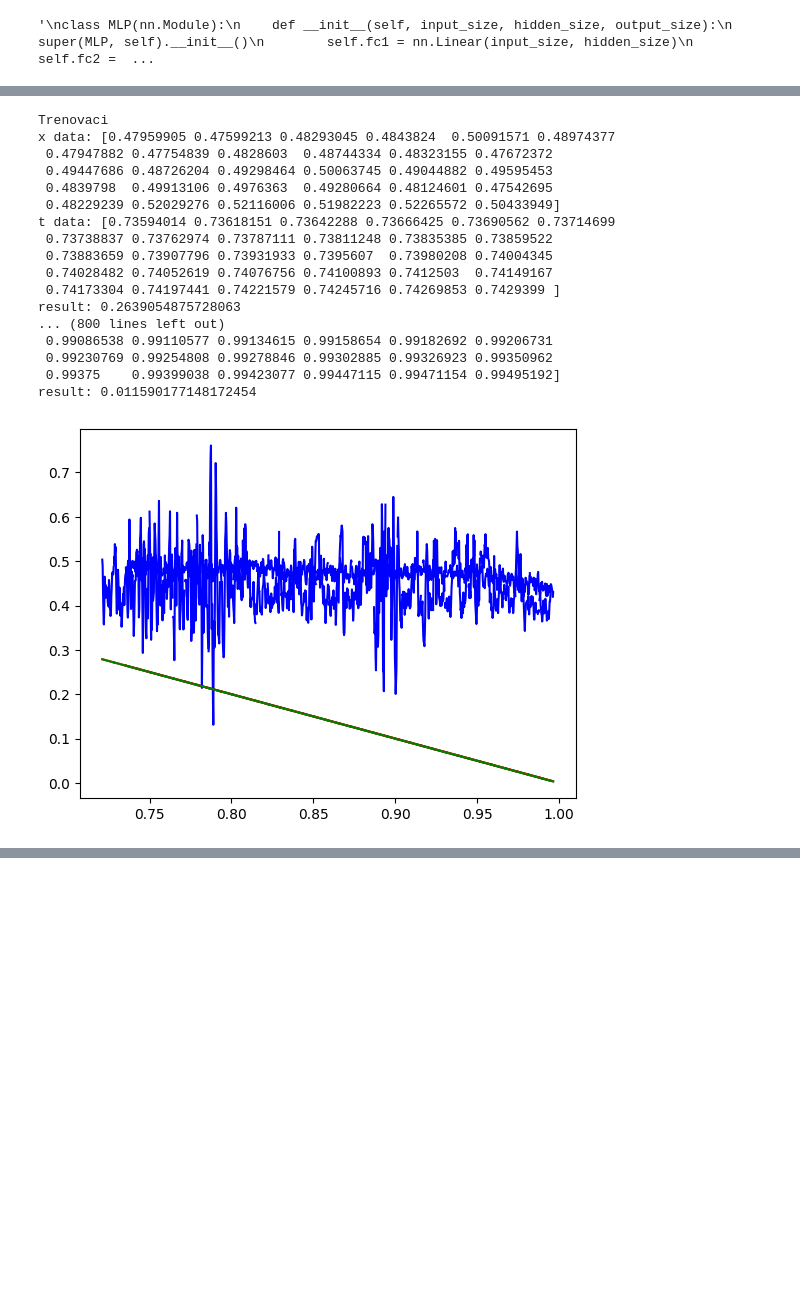
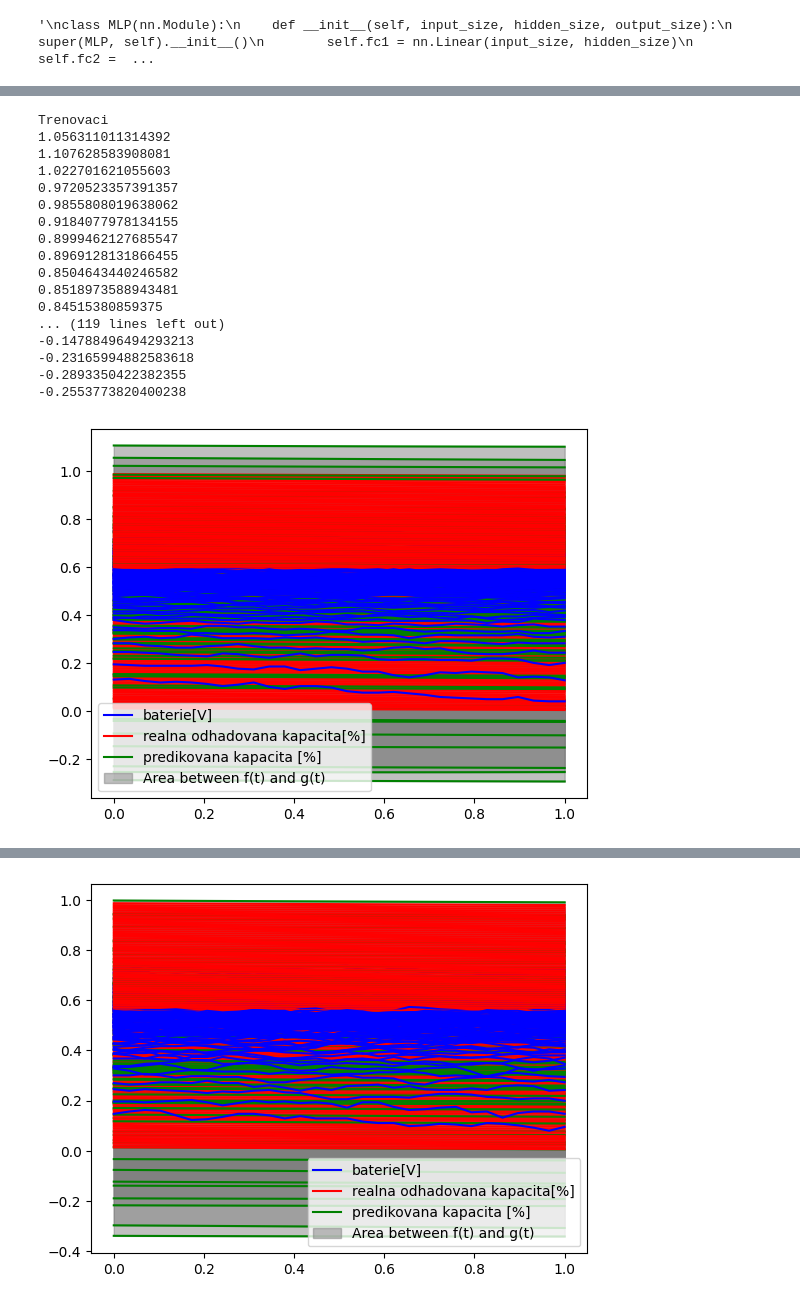
Before and after one commit to martin3698753/cflie, a Jupyter notebook: mpl_pytorch.ipynb, the cells around one changed output, grey strips where cells are left out. Drawn from its saved outputs; the diff is of its cells as text; code cells hidden in the pictures; blank space fills up the shorter version.

```diff
--- a/mpl_pytorch.ipynb
+++ b/mpl_pytorch.ipynb
@@ -2,10 +2,10 @@
 # Hyperparameters
 seq_length = 30 #window
 batch_size = 16
-hidden_size = 4  # Number of neurons in the hidden layers
+hidden_size = 3  # Number of neurons in the hidden layers
 num_layers = 1  # Number of hidden layers
 learning_rate = 0.0001
-num_epochs = 100
+num_epochs = 200
 starting_point =  50 #cutoff first 50 points
 # %%
 import torch
@@ -67,23 +76,18 @@ def prep_data(data, seq_length, step=1):
     xs, ys = [], []
     for i in range(starting_point, len(input_data) - seq_length, step):
         x = input_data[i:i + seq_length]
-        t = time_data[i:i + seq_length]
         y = output_data[i:i + seq_length]
+        #t = time_data[i:i + seq_length]
+        t = np.linspace(0, 1, seq_length)
 
         slope2, slope, intercept = np.polyfit(t, x, 2)
         mean = np.mean(x)
         std = np.std(x)
-        #slope = slope*10**5 #Scaling, because some numbers were to small. So now it has somewhat similar range.
-        #slope2 = slope2*10**8
-        #std = std*10**1
         xs.append((slope2, slope, intercept, mean, std))
 
         slope2, slope, intercept = np.polyfit(t, y, 2)
         mean = np.mean(y)
         std = np.std(y)
-        #slope = slope*10**5
-        #slope2 = slope2*10**8
-        #std = std*10**1
         ys.append((slope2, slope, intercept, mean, std))
 
     xs = np.array(xs)
@@ -184,61 +199,62 @@ def eval(data):
 
         input_data = data[0]
         output_data = data[1]
-        time_data = data[2]
-        for i in range(3000, len(input_data) - seq_length, seq_length):
+        #time_data = data[2]
+        #time_data = t = np.linspace(0, len(data[1])/seq_length, len(data[1]))
+        for i in range(starting_point, len(input_data) - seq_length, seq_length):
             x = input_data[i:i + seq_length]
-            t = time_data[i:i + seq_length]
+            #t = time_data[i:i + seq_length]
+            t = np.linspace(0, 1, seq_length)
             y = output_data[i:i + seq_length]
-            print(f"x data: {x}")
-            print(f"t data: {t}")
+            #print(f"x data: {x}")
+            #print(f"t data: {t}")
 
             slope2, slope, intercept = np.polyfit(t, x, 2)
             mean = np.mean(x)
             std = np.std(x)
             #slope = slope*10**(5)
             #slope2 = slope2*10**(8)
             #std = std*10**(1)
             X = torch.tensor((slope2, slope, intercept, mean, std), dtype=torch.float32)
             #print(f"X = {X}")
             pred = model(X).numpy()
             #reg = 10**(-8)*pred[0]*t**2 + 10**(-5)*pred[1]*t + pred[2] #Unscaling the numbers back
             reg = pred[0]*t**2 + pred[1]*t + pred[2] #Unscaling the numbers back
-            print(f"result: {reg[0]}")
+            #print(f"error: {np.mean(np.abs(y - reg))}")
+            print(reg[0])
 
             plt.plot(t, x, c='blue', label="baterie[V]")
             plt.plot(t, y, c='red', label="realna odhadovana kapacita[%]")
             plt.plot(t, reg, c='green', label="predikovana kapacita [%]")
+            plt.fill_between(t, y, reg, color='gray', alpha=0.5, label='Area between f(t) and g(t)')
             if (i <= starting_point): #otherwise it will print more than once
                 plt.legend()
-            #plt.errorbar(t[0], pred[3], pred[4], linestyle='None')
+            #plt.scatter(t[0], intercept + np.absolute(intercept-pred[2]))
             #plt.scatter(t[0], pred[3], color="black", linewidth=1)
-
-        #plt.show()
+        plt.show()
 
 print("Trenovaci")
 eval(train_data)
 #plt.savefig("pow_train.png")
-#plt.show()
 print("Testovaci")
 eval(test_data)
 #plt.savefig("pow_test.png")
-#plt.show()
 # %% [output]
 Trenovaci
-x data: [0.47959905 0.47599213 0.48293045 0.4843824  0.50091571 0.48974377
- 0.47947882 0.47754839 0.4828603  0.48744334 0.48323155 0.47672372
- 0.49447686 0.48726204 0.49298464 0.50063745 0.49044882 0.49595453
- 0.4839798  0.49913106 0.4976363  0.49280664 0.48124601 0.47542695
- 0.48229239 0.52029276 0.52116006 0.51982223 0.52265572 0.50433949]
-t data: [0.73594014 0.73618151 0.73642288 0.73666425 0.73690562 0.73714699
- 0.73738837 0.73762974 0.73787111 0.73811248 0.73835385 0.73859522
- 0.73883659 0.73907796 0.73931933 0.7395607  0.73980208 0.74004345
- 0.74028482 0.74052619 0.74076756 0.74100893 0.7412503  0.74149167
- 0.74173304 0.74197441 0.74221579 0.74245716 0.74269853 0.7429399 ]
-result: 0.2639054875728063
-... (800 lines left out)
- 0.99086538 0.99110577 0.99134615 0.99158654 0.99182692 0.99206731
- 0.99230769 0.99254808 0.99278846 0.99302885 0.99326923 0.99350962
- 0.99375    0.99399038 0.99423077 0.99447115 0.99471154 0.99495192]
-result: 0.011590177148172454
+1.056311011314392
+1.107628583908081
+1.022701621055603
+0.9720523357391357
+0.9855808019638062
+0.9184077978134155
+0.8999462127685547
+0.8969128131866455
+0.8504643440246582
+0.8518973588943481
+0.84515380859375
+... (119 lines left out)
+-0.14788496494293213
+-0.23165994882583618
+-0.2893350422382355
+-0.2553773820400238
-[figure, old version]
+[figure, new version]
@@ -245,3 +278,4 @@ result: 0.011590177148172454
+[figure, added]
 # %%
 # Save the state dictionary and architecture parameters
 checkpoint = {
```
Also changed, not shown: parts of 6 cells of this notebook, 11 other files.
